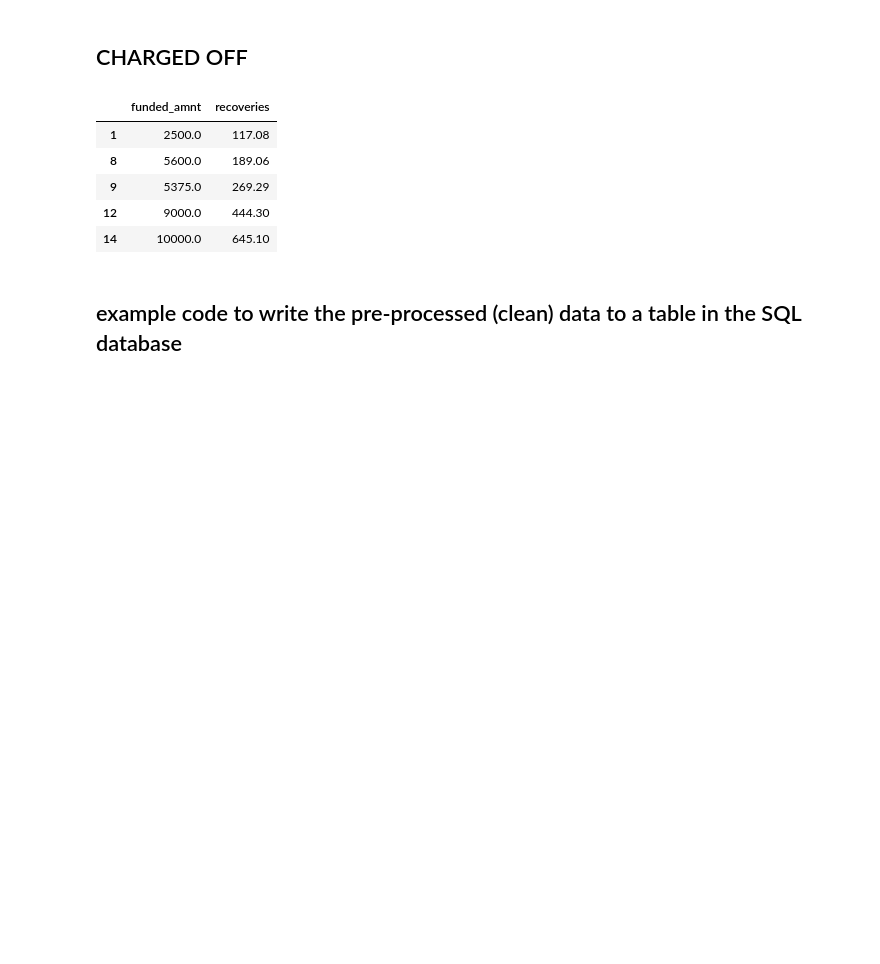
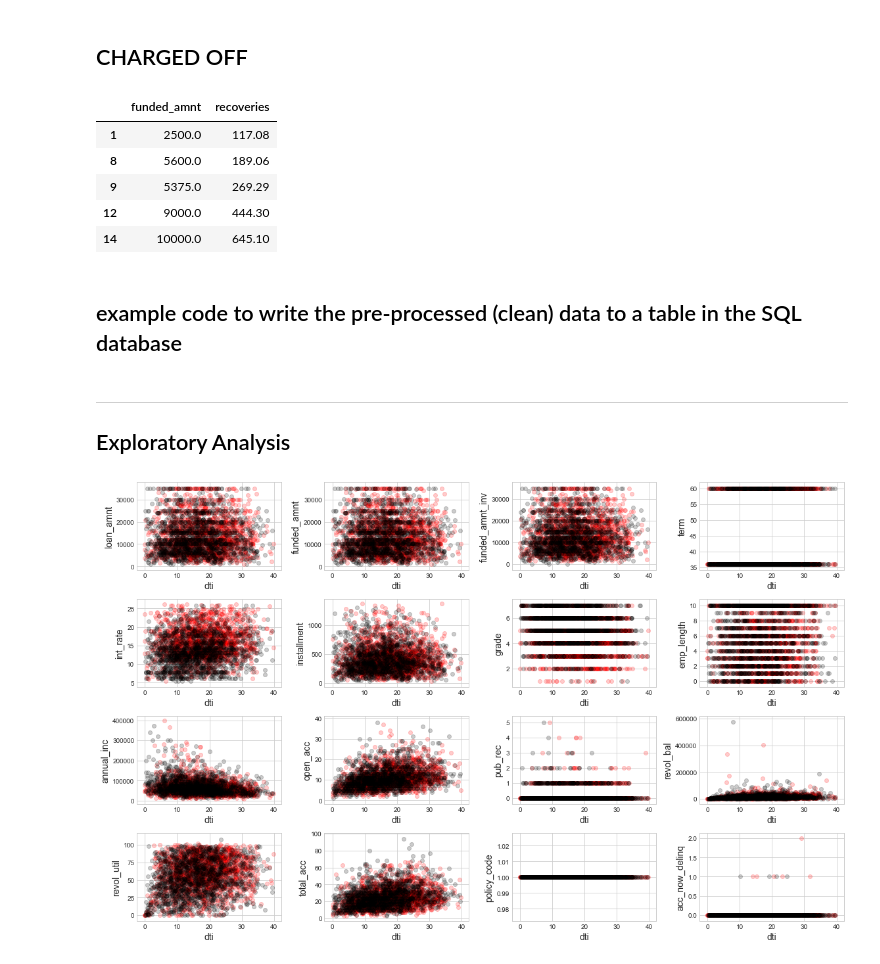
Before and after one commit to pandrewg/Lending-Club, a Jupyter notebook: prelim-exploration.ipynb, the cells around one changed output. Drawn from its saved outputs; the diff is of its cells as text; code cells hidden in the pictures; blank space fills up the shorter version.

```diff
--- a/prelim-exploration.ipynb
+++ b/prelim-exploration.ipynb
@@ -294,3 +294,46 @@ charged_off[['funded_amnt','recoveries']].head()
 # example_df.to_sql('example_table_name',conn)
 # tables = pd.DataFrame(cursor.execute('SELECT * FROM SQLITE_MASTER').fetchall())
 # conn.close()
+# %% [markdown]
+---
+## Exploratory Analysis
+# %%
+conn = sqlite3.connect(os.getcwd()+'\data\lending-club-loan-data\database2.sqlite')
+cursor = conn.cursor()
+loansP = pd.DataFrame(cursor.execute('SELECT * FROM LOAN_FINAL').fetchall())
+loansP.columns = np.array(cursor.execute('PRAGMA table_info(loan_final)').fetchall())[:,1]
+conn.close()
+# %%
+charged_off1 = loansP[loansP.loan_status=='Charged Off']
+fully_paid1 = loansP[loansP.loan_status=='Fully Paid']
+# %%
+numerical = ['loan_amnt', 'funded_amnt', 'funded_amnt_inv', 'term',\
+             'int_rate', 'installment', 'grade', 'emp_length', 'annual_inc', \
+             'dti', 'open_acc', 'pub_rec', 'revol_bal', 'revol_util', 'total_acc', \
+             'policy_code', 'acc_now_delinq']
+# %%
+fig = plt.figure(figsize=(16,10))
+
+
+d = 0
+k = 0
+for i in range(len(numerical)):
+    features = ['dti',numerical[k]]
+    if features[1] == 'dti':
+        k += 1
+        d -= 1
+        continue
+
+    charged_off_sample = charged_off1[features].sample(1500,random_state=2)
+    fully_paid_sample = fully_paid1[features].sample(1500,random_state=2)
+
+    ax = fig.add_subplot(4,4,i+1+d)
+    ax.scatter(charged_off_sample[features[0]],charged_off_sample[features[1]],facecolor='r',alpha=0.2)
+    ax.scatter(fully_paid_sample[features[0]],fully_paid_sample[features[1]],facecolor='k',alpha=0.2)
+    ax.set_ylabel(features[1],fontsize=14)
+    ax.set_xlabel(features[0],fontsize=14)
+    k += 1
+
+plt.tight_layout()
+# %% [output]
+[figure, added]
```
Also changed, not shown: parts of 6 cells of this notebook, 5 other files.
